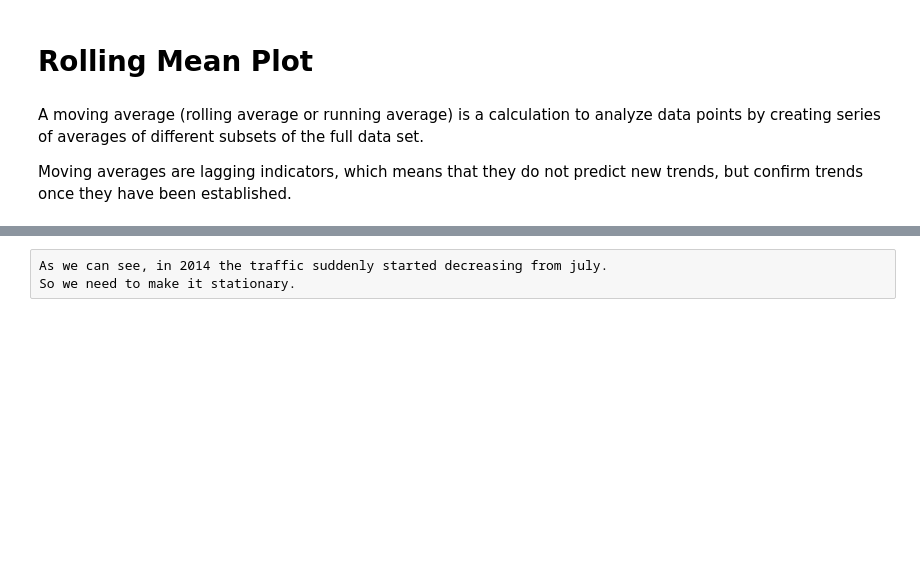
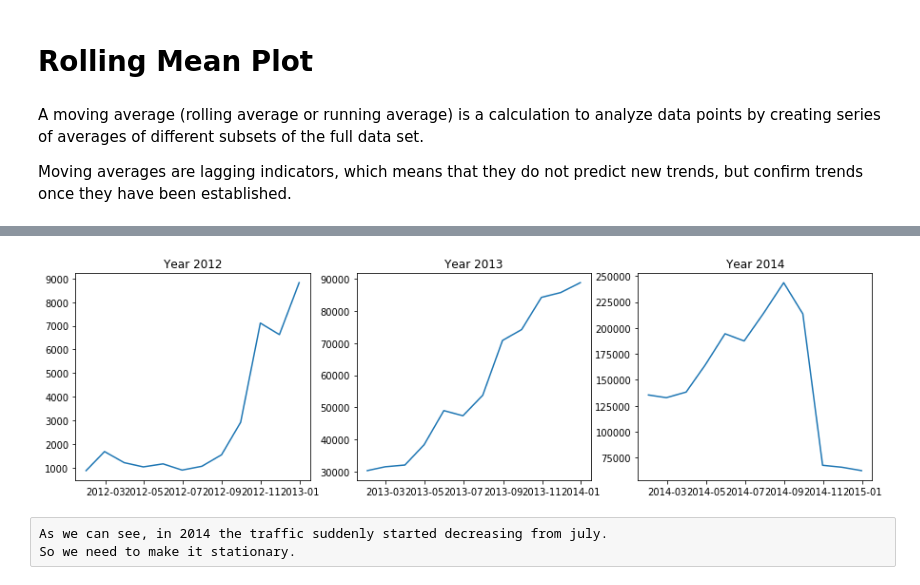
Before and after one commit to kushalnavghare/Time-Series-Analysis, a Jupyter notebook: Time-series-analysis.ipynb, the cells around one changed output, grey strips where cells are left out. Cells and saved outputs as stored; diff of their text form; code cells hidden in the pictures; blank space fills up the shorter version.

```diff
--- a/Time-series-analysis.ipynb
+++ b/Time-series-analysis.ipynb
@@ -165,3 +150,16 @@ AxesSubplot(0.125,0.125;0.775x0.755) AxesSubplot(0.125,0.125;0.775x0.755) AxesSu
+# %%
+fig, axes = plt.subplots(nrows=1, ncols=3, figsize=(15,4))
+axes[0].plot('Count', data = yearly_12)
+axes[0].set_title('Year 2012')
+axes[0].legend = None
+axes[1].plot('Count', data = yearly_13)
+axes[1].set_title('Year 2013')
+axes[1].legend = None
+axes[2].plot('Count', data = yearly_14)
+axes[2].set_title('Year 2014')
+axes[2].legend = None
+# %% [output]
+[figure, added]
 # %% [raw]
 As we can see, in 2014 the traffic suddenly started decreasing from july.
 So we need to make it stationary.
```
Also changed, not shown: parts of 18 cells of this notebook.
